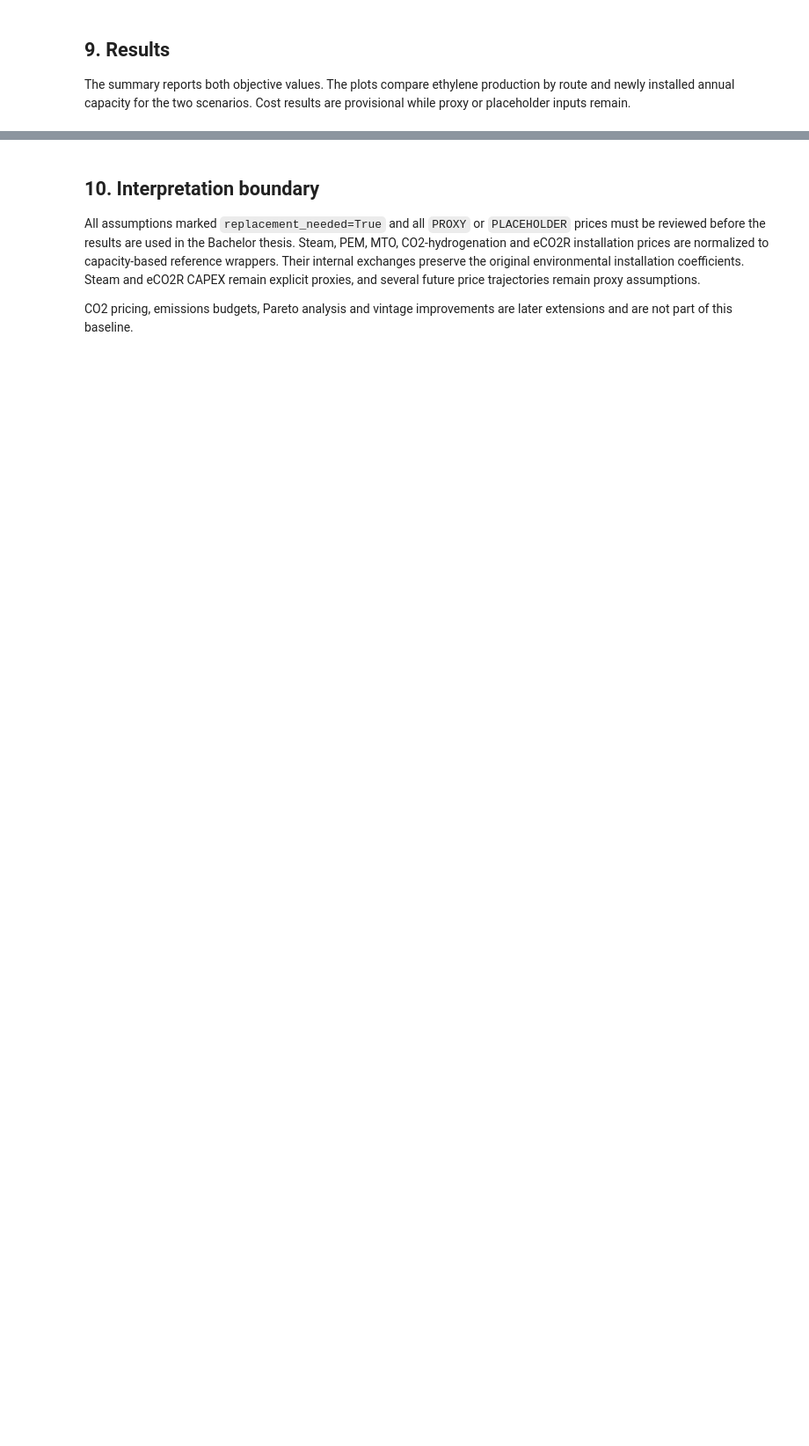
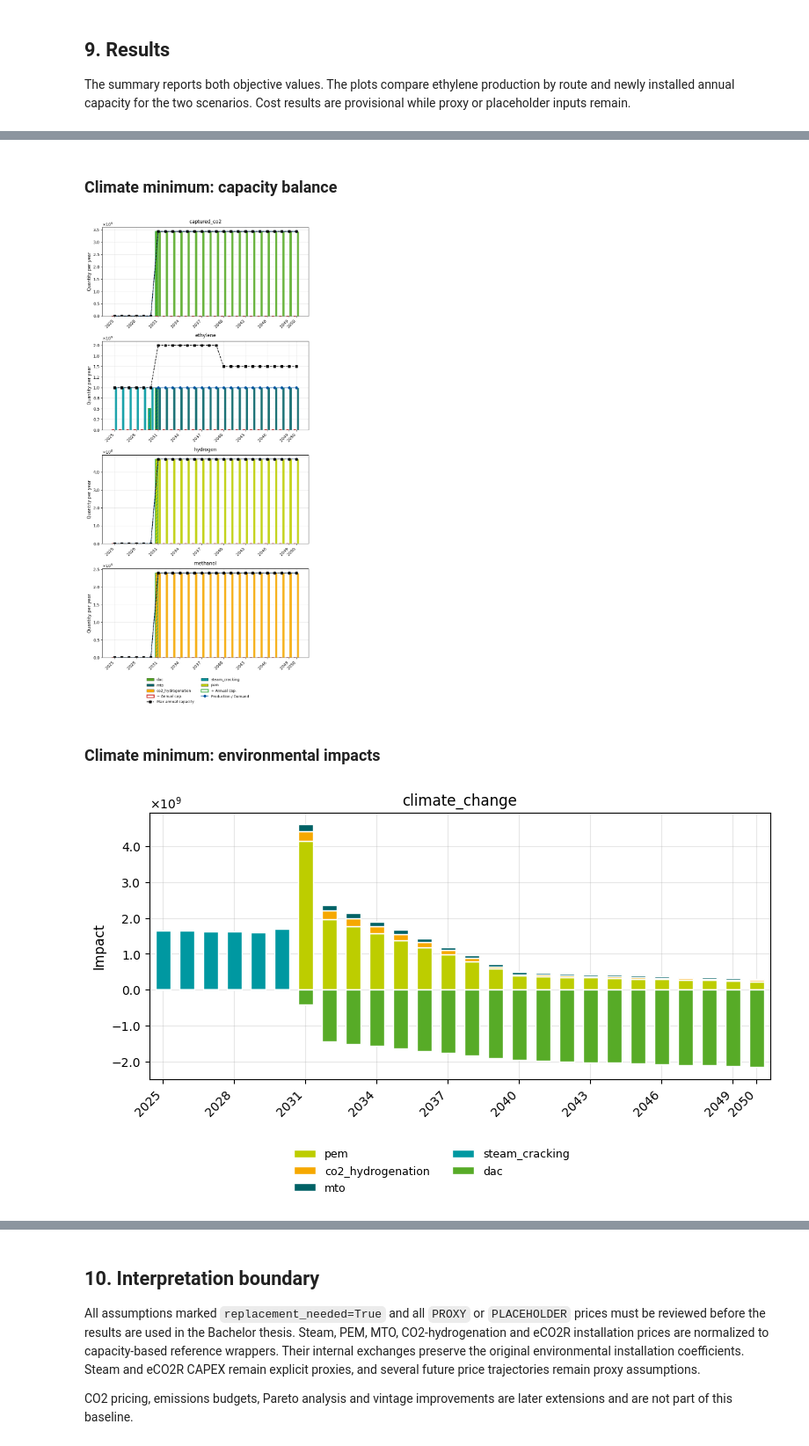
Before and after one commit to langeluca/optimex, a Jupyter notebook: notebooks/ethylene_case_study.ipynb, the cells around one changed output, grey strips where cells are left out. Shown at 88% size. Cells and saved outputs as stored; diff of their text form; code cells hidden in the pictures; blank space fills up the shorter version.

```diff
--- a/notebooks/ethylene_case_study.ipynb
+++ b/notebooks/ethylene_case_study.ipynb
@@ -1726,0 +1886,26 @@ plt.show()
+# %%
+from IPython.display import Markdown, display
+
+
+result_processors = {
+    "Climate minimum": postprocessing.PostProcessor(
+        climate_model,
+        plot_config={"figsize": (8, 4)},
+    ),
+    "Cost minimum without CO2 price": postprocessing.PostProcessor(
+        cost_model,
+        plot_config={"figsize": (8, 4)},
+    ),
+}
+
+for scenario_name, processor in result_processors.items():
+    display(Markdown(f"### {scenario_name}: capacity balance"))
+    processor.plot_capacity_balance(detailed=True)
+
+    display(Markdown(f"### {scenario_name}: environmental impacts"))
+    processor.plot_impacts()
+# %% [output]
+### Climate minimum: capacity balance
+[figure, added]
+### Climate minimum: environmental impacts
+[figure, added]
```
Also changed, not shown: parts of 10 cells of this notebook, 1 other file.
